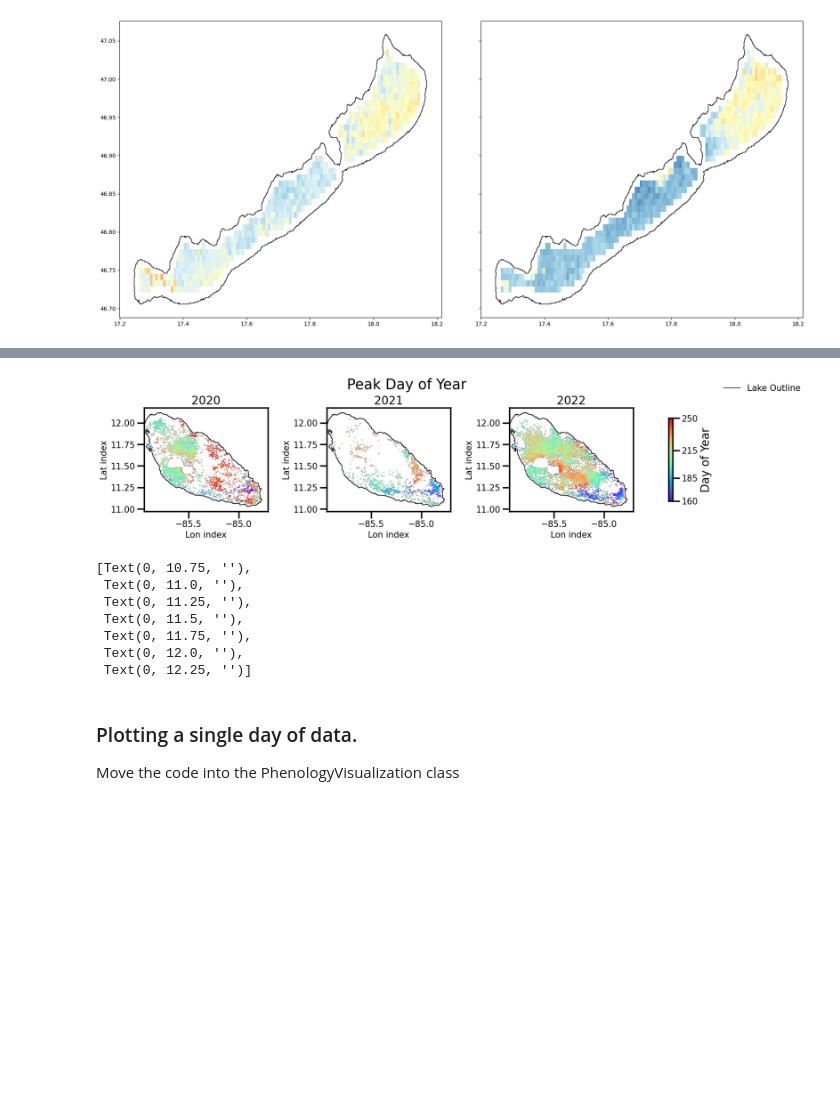
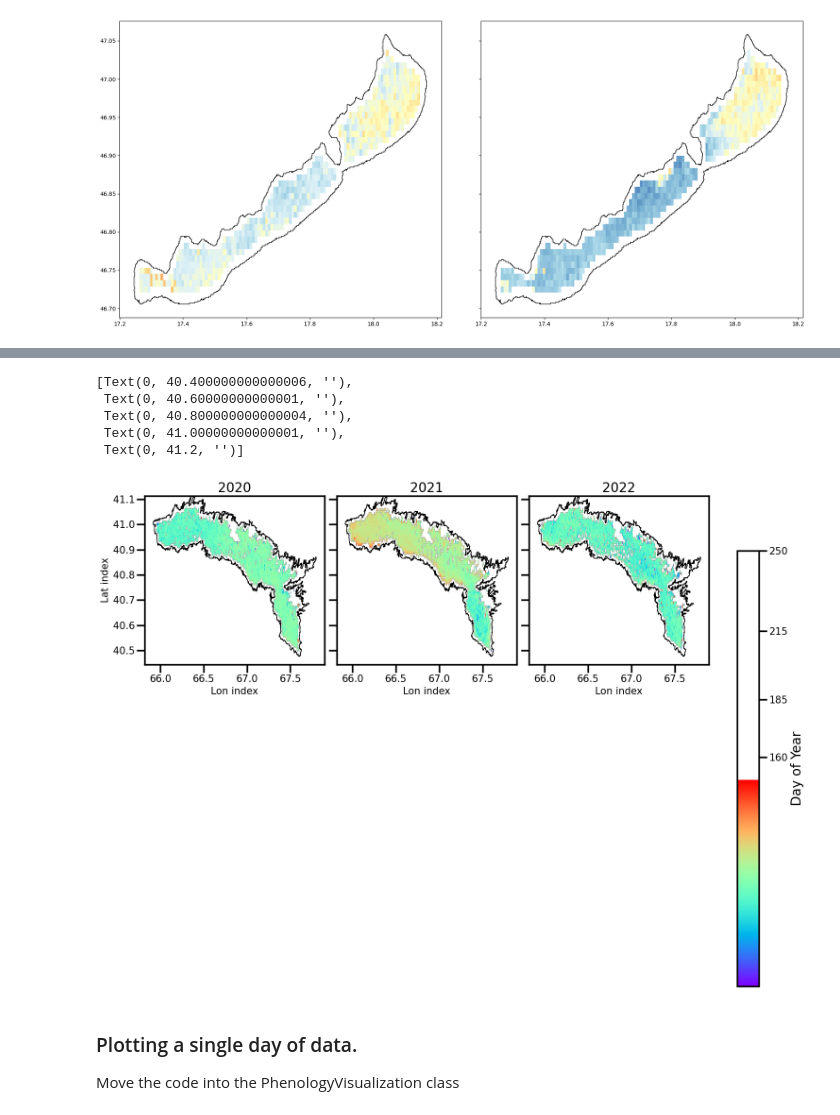
Before and after one commit to eawag-surface-waters-research/cci-cyano-production, a Jupyter notebook: notebooks/example_plotting.ipynb, the cells around one changed output, grey strips where cells are left out. Cells and saved outputs as stored; diff of their text form; code cells hidden in the pictures; blank space fills up the shorter version.

```diff
--- a/notebooks/example_plotting.ipynb
+++ b/notebooks/example_plotting.ipynb
@@ -206,30 +256,28 @@ axs[1].set_title("Maximum Green Mid Up DOY");
 # %%
 # Compare single years
 %matplotlib inline
-years = [2020,2021,2022]
+years = [2020,2021,2022] #list(np.arange(2005,2014))#
 sns.set_context('poster')
-fig ,axs = chla_v3.time_map_panel(years = years, ncol = 3, nrow = 1)
-plt.show()
+fig ,axs = chla_v3.time_map_panel(years = years, ncol = 3, nrow = 3,max=True, peaks=True,DOY_range=[60,150])
+
 axs = axs[0]
 # plt.show()
 fig.suptitle('')
 fig.legend().remove()
 axs[0].legend().remove()
 axs[2].legend().remove()
 axs[1].legend().remove()
 axs[1].set_ylabel('')
 axs[1].set_yticklabels([])
 axs[2].set_ylabel('')
 axs[2].set_yticklabels([])
 # %% [output]
+[Text(0, 40.400000000000006, ''),
+ Text(0, 40.60000000000001, ''),
+ Text(0, 40.800000000000004, ''),
+ Text(0, 41.00000000000001, ''),
+ Text(0, 41.2, '')]
-[figure, old version]
+[figure, new version]
-[Text(0, 10.75, ''),
- Text(0, 11.0, ''),
- Text(0, 11.25, ''),
- Text(0, 11.5, ''),
- Text(0, 11.75, ''),
- Text(0, 12.0, ''),
- Text(0, 12.25, '')]
 # %% [markdown]
 ### Plotting a single day of data.
 Move the code into the PhenologyVisualization class
```
Also changed, not shown: parts of 13 cells of this notebook, 1 other file.
